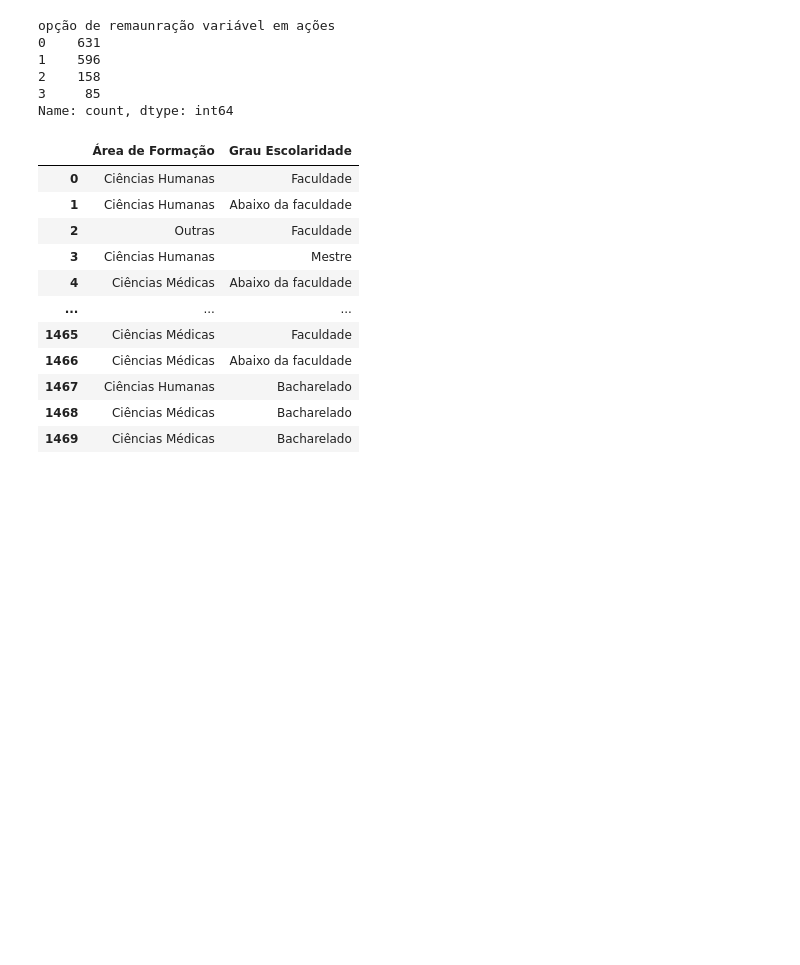
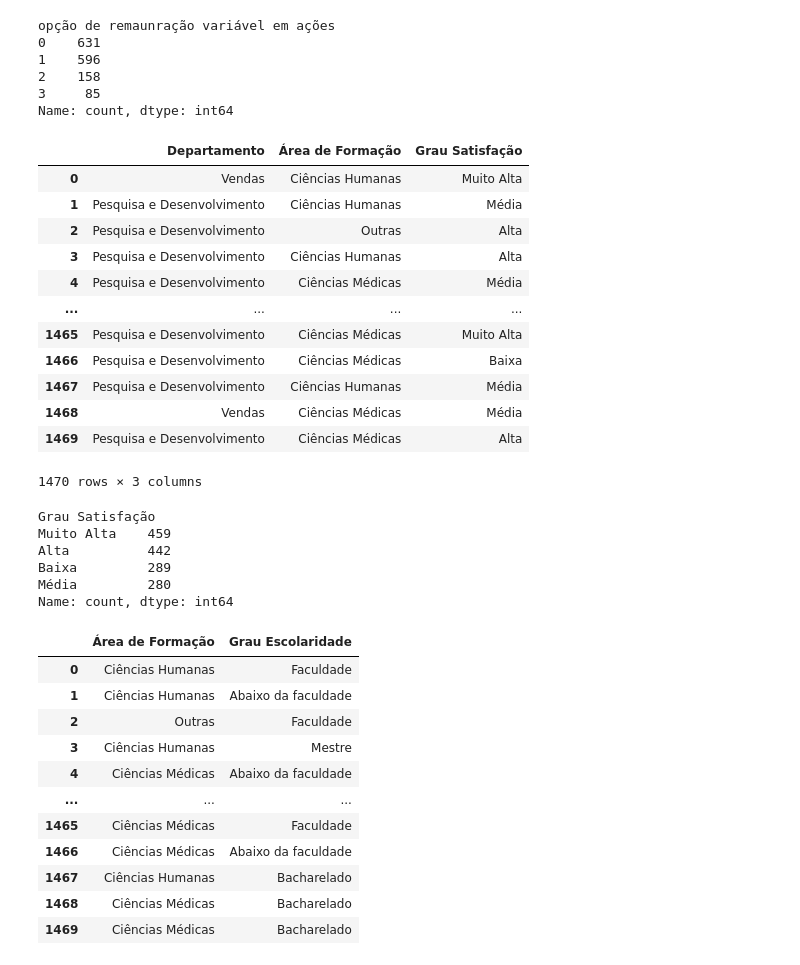
Before and after one commit to victoriawermelinger/SoulCode, a Jupyter notebook: Bootcamp - ANALISE DE DADOS/Atividade 03 - Pandas.ipynb, the cells around one changed output. Saved outputs shown, nothing was run; the diff lists cells and outputs as text; code cells hidden in the pictures; blank space fills up the shorter version.

```diff
--- a/Bootcamp - ANALISE DE DADOS/Atividade 03 - Pandas.ipynb
+++ b/Bootcamp - ANALISE DE DADOS/Atividade 03 - Pandas.ipynb
@@ -108,4 +141,43 @@ opção de remaunração variável em ações
 2    158
 3     85
 Name: count, dtype: int64
+# %%
+# grau de satisfação dos funcionarios (Nível de Satisfação com o trabalho)
+def Satisfação(row):
+        if row['Satisfação com o trabalho'] == 4:
+            return 'Muito Alta'
+        elif row['Satisfação com o trabalho'] == 3:
+            return 'Alta'
+        elif row['Satisfação com o trabalho'] == 2:
+            return 'Média'
+        else:
+            return 'Baixa'
+
+desgaste_funcionario['Grau Satisfação'] = desgaste_funcionario.apply(Satisfação, axis=1)
+display(desgaste_funcionario[['Departamento', 'Área de Formação', 'Grau Satisfação']])
+# %% [output]
+|  | Departamento | Área de Formação | Grau Satisfação |
+| 0 | Vendas | Ciências Humanas | Muito Alta |
+| 1 | Pesquisa e Desenvolvimento | Ciências Humanas | Média |
+| 2 | Pesquisa e Desenvolvimento | Outras | Alta |
+| 3 | Pesquisa e Desenvolvimento | Ciências Humanas | Alta |
+| 4 | Pesquisa e Desenvolvimento | Ciências Médicas | Média |
+| ... | ... | ... | ... |
+| 1465 | Pesquisa e Desenvolvimento | Ciências Médicas | Muito Alta |
+| 1466 | Pesquisa e Desenvolvimento | Ciências Médicas | Baixa |
+| 1467 | Pesquisa e Desenvolvimento | Ciências Humanas | Média |
+| 1468 | Vendas | Ciências Médicas | Média |
+| 1469 | Pesquisa e Desenvolvimento | Ciências Médicas | Alta |
+1470 rows × 3 columns
+# %%
+#contagem de Grau Satisfação dos funcionários
+grau_satisfação = desgaste_funcionario[('Grau Satisfação')].value_counts()
+display(grau_satisfação)
+# %% [output]
+Grau Satisfação
+Muito Alta    459
+Alta          442
+Baixa         289
+Média         280
+Name: count, dtype: int64
 # %%
```
Also changed, not shown: parts of 13 cells of this notebook.
